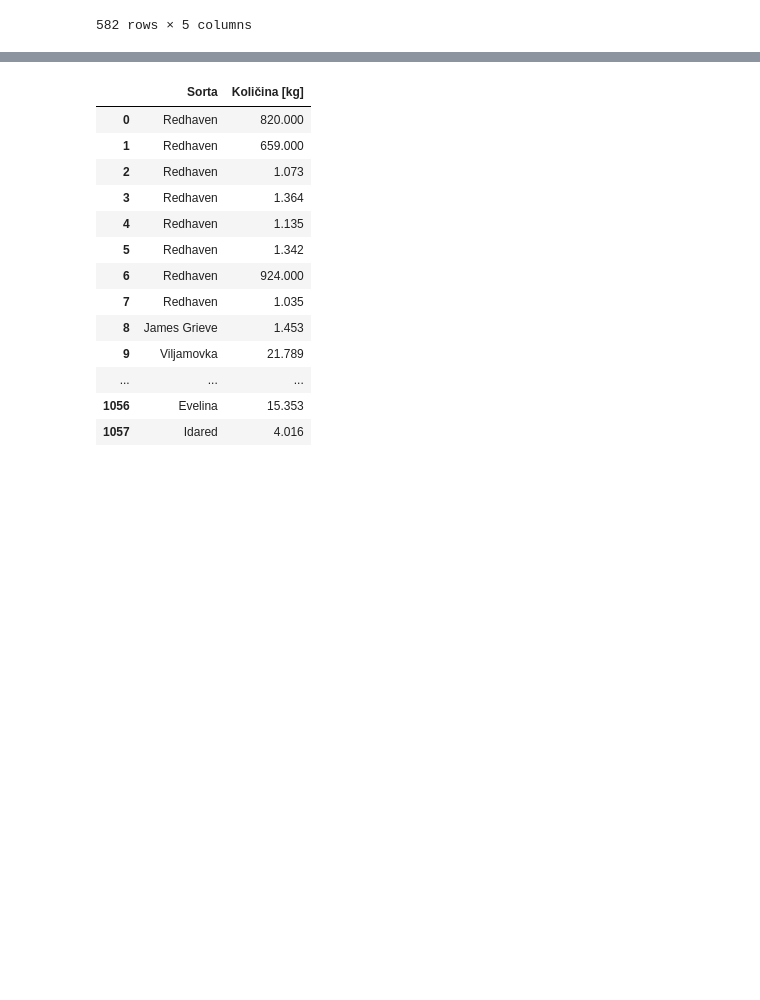
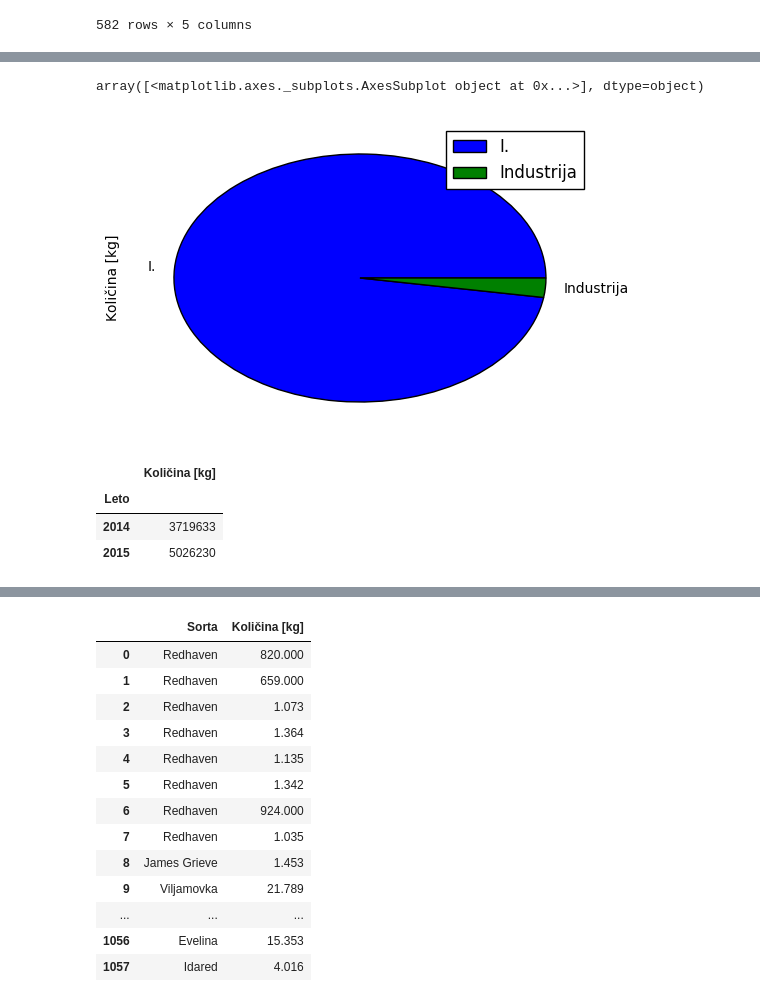
Before and after one commit to adrstvensek/Kvaliteta-prejetega-sadja, a Jupyter notebook: Projekt.ipynb, the cells around one changed output, grey strips where cells are left out. Saved outputs shown, nothing was run; the diff lists cells and outputs as text; code cells hidden in the pictures; blank space fills up the shorter version.

```diff
--- a/Projekt.ipynb
+++ b/Projekt.ipynb
@@ -82,0 +91,15 @@ količina_po_kvaliteti
+# %%
+skupna_količina_po_kvaliteti = kvaliteta.groupby('Kvaliteta').sum()
+skupna_količina_po_kvaliteti.plot(kind='pie', subplots='True')
+# %% [output]
+array([<matplotlib.axes._subplots.AxesSubplot object at 0x...>], dtype=object)
+[figure, added]
+# %%
+količina_po_letih = kvaliteta.groupby(kvaliteta['Datum'].dt.year).sum()
+količina_po_letih = količina_po_letih.rename_axis('Leto')
+količina_po_letih
+# %% [output]
+|  | Količina [kg] |
+| Leto |  |
+| 2014 | 3719633 |
+| 2015 | 5026230 |
```
Also changed, not shown: parts of 32 cells of this notebook.
